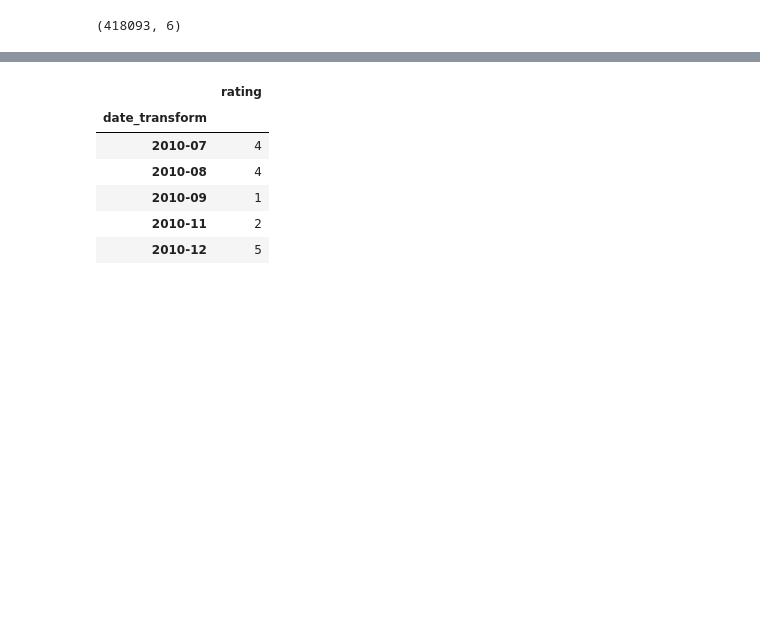
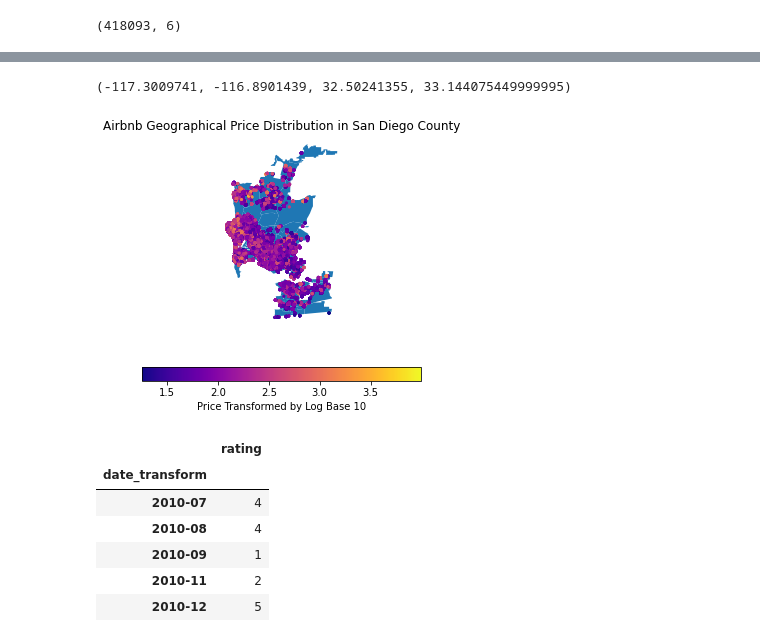
Before and after one commit to XueyangSong/cogs108EC, a Jupyter notebook: EC.ipynb, the cells around one changed output, grey strips where cells are left out. Cells and saved outputs as stored; diff of their text form; code cells hidden in the pictures; blank space fills up the shorter version.

```diff
--- a/EC.ipynb
+++ b/EC.ipynb
@@ -49,7 +49,7 @@ df_info.head()
 | 4 | 62274 | https://www.airbnb.com/rooms/62274 | 20201025051130 | 2020-10-25 | charming, colorful, close to beach | Modern, cozy, artsy, and european... | We are in walking distance to Sta... | ... |
 5 rows × 74 columns
 # %%
-df_review_content = pd.read_csv("../data/reviews_content.csv")
+df_review_content = pd.read_csv("./data/reviews_content.csv")
 df_review_content.head()
 # %% [output]
 |  | listing_id | id | date | reviewer_id | reviewer_name | comments |
@@ -224,8 +224,8 @@ def getNewDF(df_ori):
 df_review_content = getNewDF(df_review_content)
 df_info = getNewDF(df_info)
 # %%
-geo_file = "../data/neighbourhoods.geojson"
-sandiego_review = "../data/reviews_content.csv"
+geo_file = "./data/neighbourhoods.geojson"
+sandiego_review = "./data/reviews_content.csv"
 df_geo = gpd.read_file(geo_file)
 df_review = pd.read_csv(sandiego_review)
 # %%
@@ -253,3 +249,20 @@ df_info2.head()
+# %%
+geometry = [Point(xy) for xy in zip(df["longitude"], df["latitude"])]
+geo_df = gpd.GeoDataFrame(df, geometry=geometry)
+geo_df["price_transform"] = np.log10(geo_df["price"])
+# %%
+fig, ax = plt.subplots(1, 1, figsize=(5, 5))
+divider = make_axes_locatable(ax)
+df_geo.plot(ax=ax)
+geo_df.plot("price_transform", ax=ax, cmap="plasma", markersize=5, legend=True, legend_kwds={"label": "Price Transformed by Log Base 10","orientation": "horizontal"})
+ax.set_title(label="Airbnb Geographical Price Distribution in San Diego County")
+ax.get_xaxis().set_visible(False)
+ax.get_yaxis().set_visible(False)
+fig.patch.set_visible(False)
+ax.axis("off")
+# %% [output]
+(-117.3009741, -116.8901439, 32.50241355, 33.144075449999995)
+[figure, added]
 # %%
 month_map = {
     1: "Jan",
```
Also changed, not shown: parts of 17 cells of this notebook, 1 other file.
